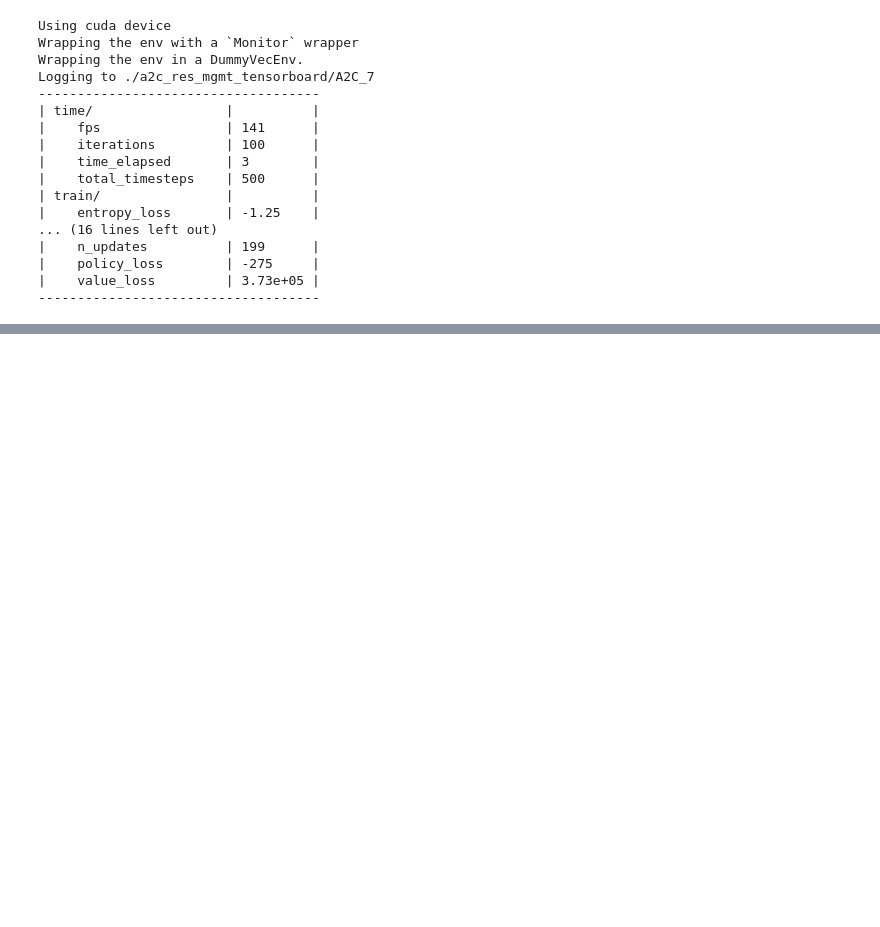
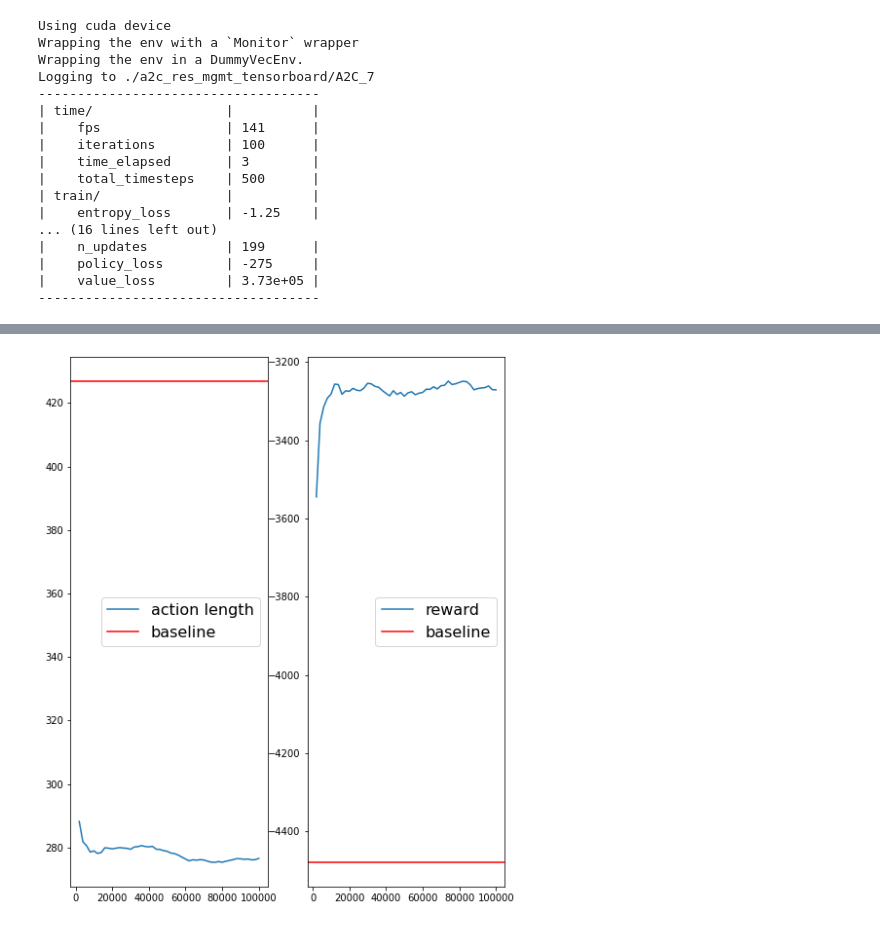
Before and after one commit to Merle-Zhang/resource-management-env, a Jupyter notebook: experiment.ipynb, the cells around one changed output, grey strips where cells are left out. Cells and saved outputs as stored; diff of their text form; code cells hidden in the pictures; blank space fills up the shorter version.

```diff
--- a/experiment.ipynb
+++ b/experiment.ipynb
@@ -391,0 +489,27 @@ from res_mgmt.envs.res_mgmt_env import ResMgmtEnv
+# %%
+import csv
+with open("presentation/run-presentation_A2C_2-tag-rollout_ep_len_mean.csv", newline='') as csvfile:
+    ep_len_mean = list(csv.reader(csvfile, delimiter=','))[1:]
+with open("presentation/run-presentation_A2C_2-tag-rollout_ep_rew_mean.csv", newline='') as csvfile:
+    ep_rew_mean = list(csv.reader(csvfile, delimiter=','))[1:]
+
+ep_len_mean = [[float(x) for x in row[1:]] for row in ep_len_mean]
+ep_rew_mean = [[float(x) for x in row[1:]] for row in ep_rew_mean]
+ep_len_mean = np.array(ep_len_mean)
+ep_rew_mean = np.array(ep_rew_mean)
+
+fig, (ax0, ax1) = plt.subplots(1, 2)
+# ax0.set_yscale('log')
+# ax1.set_yscale('log')
+ax0.plot(ep_len_mean[:,0], ep_len_mean[:,1], label="action length")
+ax0.axhline(y=426.9, c='r', label="baseline")
+ax1.plot(ep_rew_mean[:,0], ep_rew_mean[:,1], label="reward")
+ax1.axhline(y=-4479.774999999999, c='r', label="baseline")
+ax0.legend(prop={'size': 16})
+ax1.legend(prop={'size': 16})
+# plt.figure(figsize=(14, 6), dpi=80)
+fig = plt.gcf()
+fig.set_size_inches(8, 10)
+plt.savefig('foo.png')
+# %% [output]
+[figure, added]
```
Also changed, not shown: parts of 7 cells of this notebook, 3 other files.
